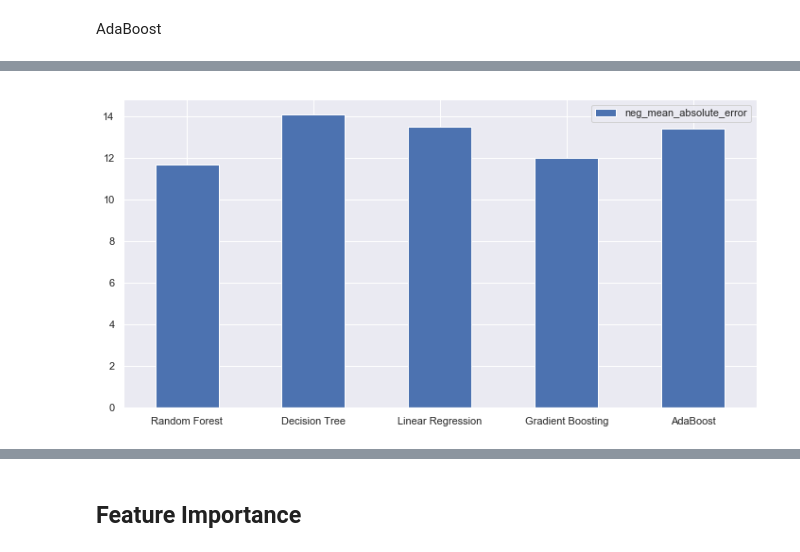
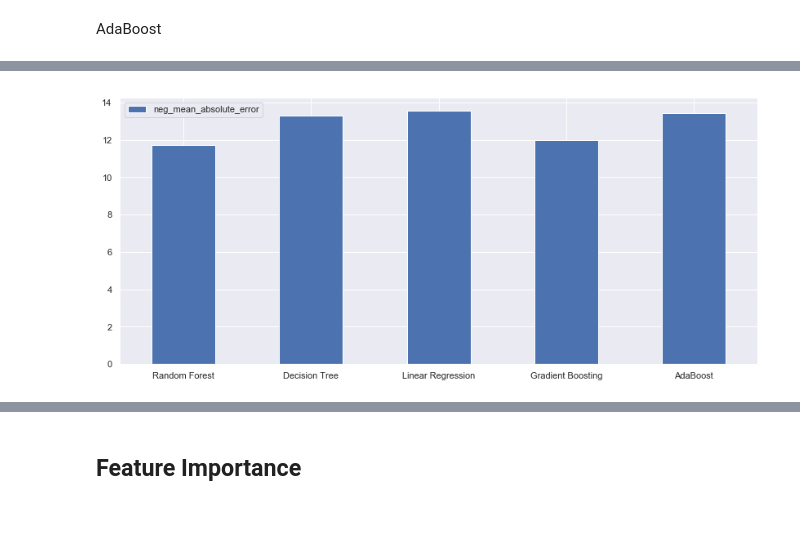
Before and after one commit to ruicao87/Springboard-Capstone-Project-2, a Jupyter notebook: capstone project 2.ipynb, the cells around one changed output, grey strips where cells are left out. Drawn from its saved outputs; the diff is of its cells as text; code cells hidden in the pictures; blank space fills up the shorter version.

```diff
--- a/capstone project 2.ipynb
+++ b/capstone project 2.ipynb
@@ -641,7 +641,7 @@ for col in ['station_name','events']:
     df[col] = df[col].astype('category')
 # %%
 # how events affects trip counts
-df.events = df.events.map({0:'Normal',1:'Rain',2:'Fog',3:'Fog-Rain'})
+df.events = df.events.map({0:'Normal',1:'Fog',2:'Rain',3:'Rain-Thunderstorm',4:'Fog-Rain'})
 events = df.groupby(['events','week']).trip_count.sum().to_frame('count').reset_index()
 events.head(10)
 # %% [output]
@@ -744,7 +746,7 @@ Townsend at 7th                                  23571
 Market at Sansome                                23524
 Market at 10th                                   19777
 Name: start_station_name, dtype: int64
-# %%
-# change events column dtype to numerical data
-df.events=df.events.map({'Normal':0,'Rain':1,'Fog':2,'Fog-Rain':3})
+# %%
+# get dummies variables on events column
+df = pd.get_dummies(df,columns=['events'],drop_first= True)
 # %%
@@ -806,5 +809,5 @@ best parameter:{'max_depth': 6, 'min_samples_leaf': 4} best score:-13.1818470116
 # %%
-dtr_1 = DecisionTreeRegressor(min_samples_leaf=4,max_depth=4,random_state=42)
+dtr_1 = DecisionTreeRegressor(min_samples_leaf=4,max_depth=6,random_state=42)
 # %% [markdown]
 Linear Regression
 # %%
@@ -851,10 +845,10 @@ compare
 # %%
-fig, ax = plt.subplots(1, 1, figsize=(12,6))
+fig, ax = plt.subplots(1, 1, figsize=(14,6))
 compare.plot(ax=ax,kind='bar')
 plt.xticks(rotation=360)
 plt.show()
 # %% [output]
-[figure, old version]
+[figure, new version]
 # %%
 # predict the number of trips using the best model-random forest regressor
 rfr_1.fit(X_train,y_train)
```
Also changed, not shown: parts of 14 cells of this notebook.
